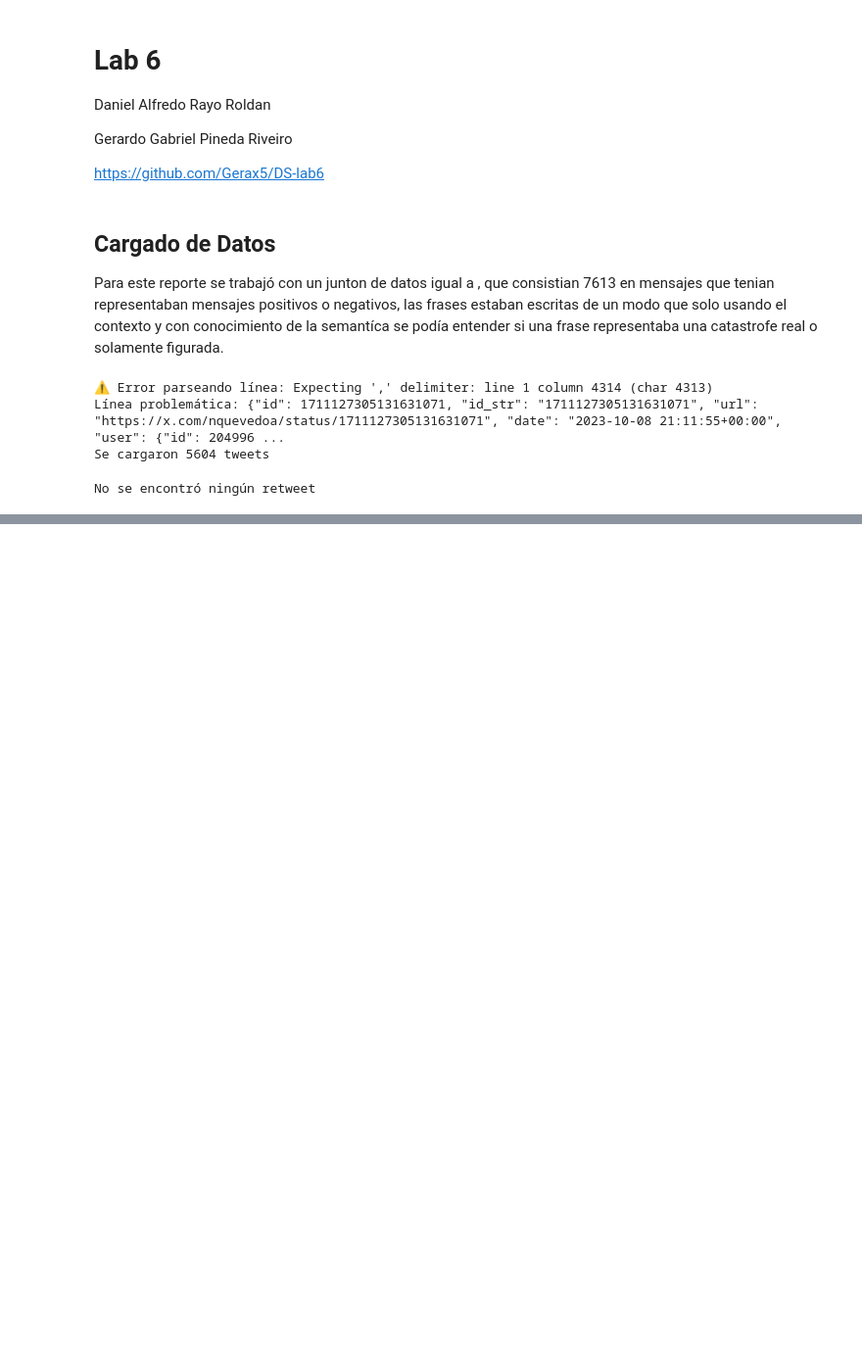
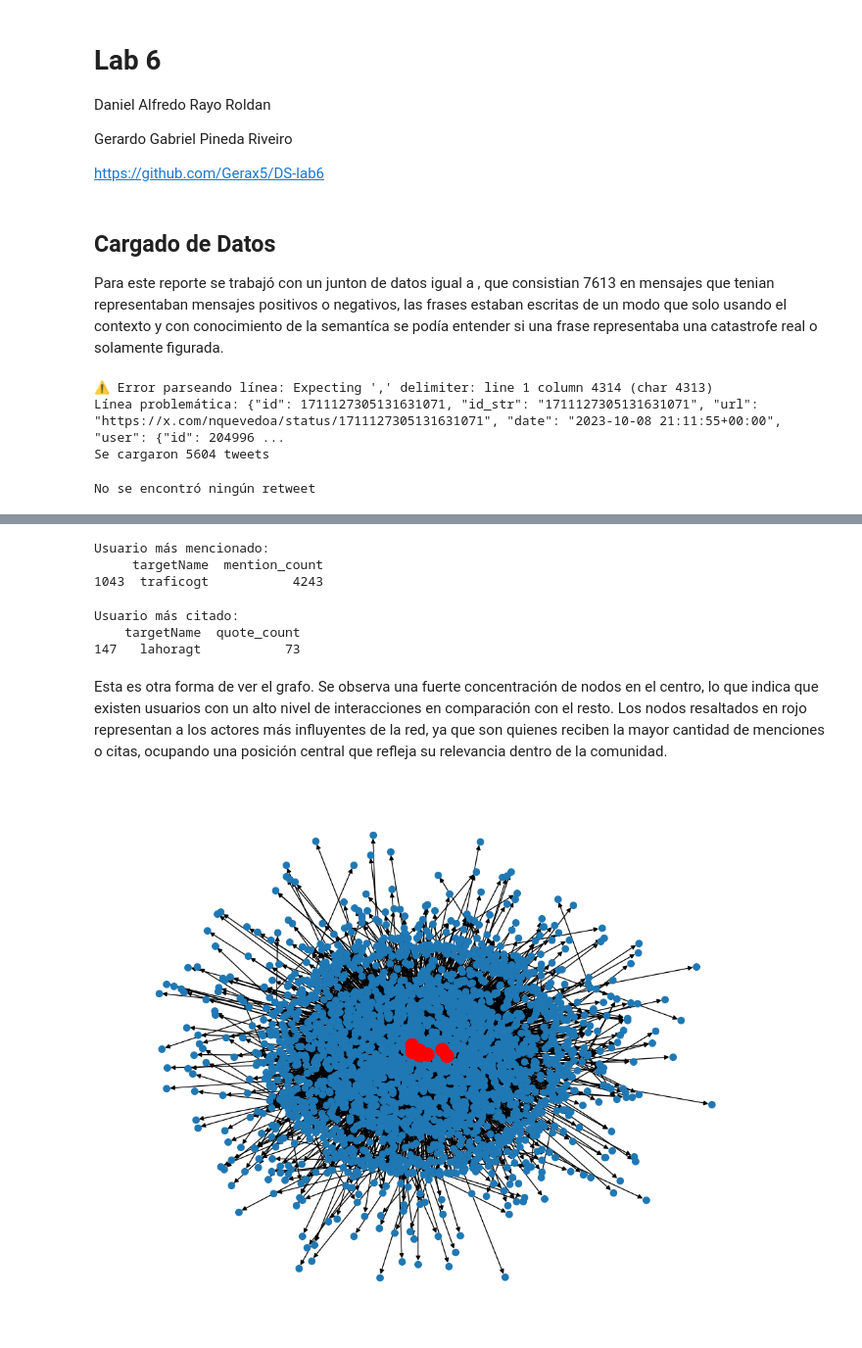
Before and after one commit to Gerax5/DS-lab6, a Jupyter notebook: report.ipynb, the cells around one changed output, grey strips where cells are left out. Shown at 98% size. Saved outputs shown, nothing was run; the diff lists cells and outputs as text; code cells hidden in the pictures; blank space fills up the shorter version.

```diff
--- a/report.ipynb
+++ b/report.ipynb
@@ -93,13 +98,14 @@ for i, tweet in enumerate(tweets):
         "likeCount": tweet['likeCount'],
         "quoteCount": tweet['quoteCount'],
         "hashtags": tweet['hashtags'],
-        "mentionedUsers": tweet['mentionedUsers'],
         "viewCount": tweet['viewCount'],
-        "quotedTweetUser": tweet['quotedTweet']['id_str'],
-        "quotedTweetId": tweet['quotedTweet'],
     }
+    if tweet['mentionedUsers'] is not None:
+        value["mentionedUsers"] = [ user["id_str"] for user in tweet['mentionedUsers'] ]
+
     if tweet['quotedTweet'] is not None:
         value["quotedTweedUser"] = tweet['quotedTweet']['id_str']
+        value["quotedTweedUserId"] = tweet['user']['id_str']
+        value["quotedTweedUsername"] = tweet['user']['username']
 
     cleaned_tweets.append(value)
-print(cleaned_tweets[0])
@@ -148,0 +433,52 @@ TypeError: 'NoneType' object is not subscriptable
+# %%
+df_edges["targetName"] = df_edges["usernames"].apply(lambda x: x[1])
+
+# Más mencionado por nombre
+most_mentioned_name = (
+    df_edges[df_edges["relation_type"] == "mentioned"]
+    .groupby("targetName")
+    .size()
+    .reset_index(name="mention_count")
+    .sort_values("mention_count", ascending=False)
+)
+
+# Más citado por nombre
+most_quoted_name = (
+    df_edges[df_edges["relation_type"] == "quote"]
+    .groupby("targetName")
+    .size()
+    .reset_index(name="quote_count")
+    .sort_values("quote_count", ascending=False)
+)
+# %%
+print("Usuario más mencionado:")
+print(most_mentioned_name.head(1))
+# %% [output]
+Usuario más mencionado:
+     targetName  mention_count
+1043  traficogt           4243
+# %%
+print("Usuario más citado:")
+print(most_quoted_name.head(1))
+# %% [output]
+Usuario más citado:
+    targetName  quote_count
+147   lahoragt           73
+# %% [markdown]
+Esta es otra forma de ver el grafo. Se observa una fuerte concentración de nodos en el centro, lo que indica que existen usuarios con un alto nivel de interacciones en comparación con el resto. Los nodos resaltados en rojo representan a los actores más influyentes de la red, ya que son quienes reciben la mayor cantidad de menciones o citas, ocupando una posición central que refleja su relevancia dentro de la comunidad.
+# %%
+# Crear grafo dirigido
+G = nx.from_pandas_edgelist(df_edges, source="source", target="target", create_using=nx.DiGraph())
+
+plt.figure(figsize=(10, 8))
+pos = nx.spring_layout(G, k=0.5, iterations=50)
+nx.draw(G, pos, with_labels=False, node_size=50, arrows=True)
+
+# Resaltar nodos más conectados
+degree_dict = dict(G.degree())
+nx.draw_networkx_nodes(G, pos, nodelist=sorted(degree_dict, key=degree_dict.get, reverse=True)[:10],
+                       node_color="red", node_size=200)
+
+plt.show()
+# %% [output]
+[figure, added]
```
Also changed, not shown: parts of 51 cells of this notebook.
